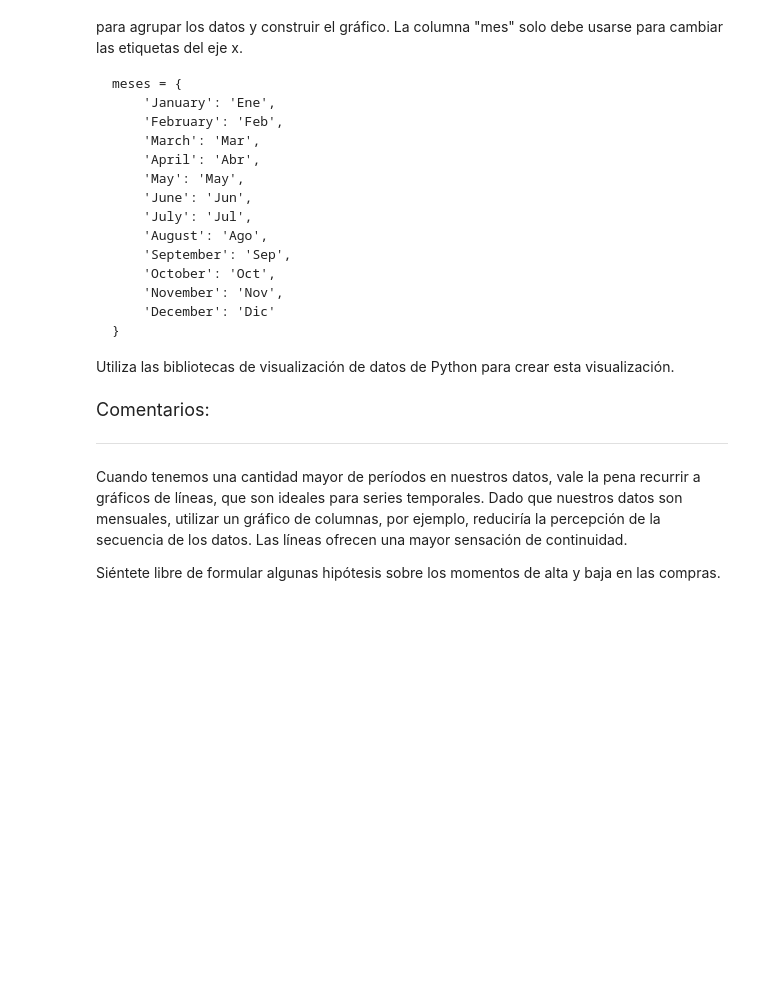
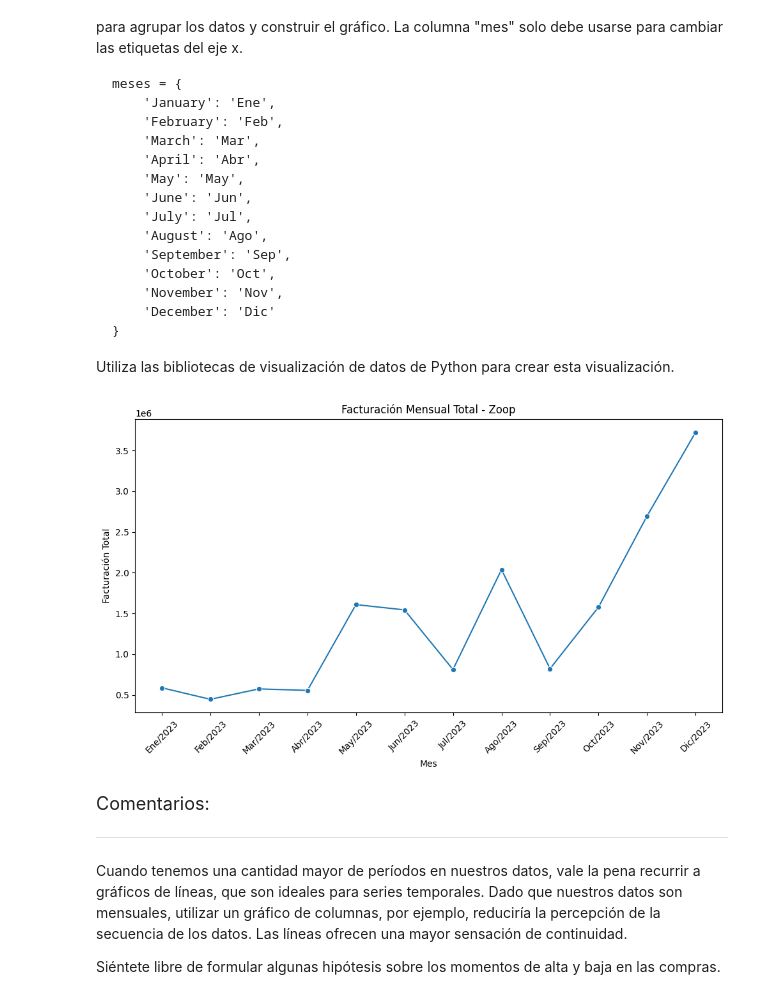
Before and after one commit to mg253a/IA_aplicada_a_ciencia_de_datos, a Jupyter notebook: IA_aplicada_a_ciencia_de_datos.ipynb, the cells around one changed output. Saved outputs shown, nothing was run; the diff lists cells and outputs as text; code cells hidden in the pictures; blank space fills up the shorter version.

```diff
--- a/IA_aplicada_a_ciencia_de_datos.ipynb
+++ b/IA_aplicada_a_ciencia_de_datos.ipynb
@@ -587,6 +587,44 @@ meses = {
 
 
 Utiliza las bibliotecas de visualización de datos de Python para crear esta visualización.
+# %%
+# Diccionario para traducir los meses
+meses = {
+    'January': 'Ene', 'February': 'Feb', 'March': 'Mar', 'April': 'Abr',
+    'May': 'May', 'June': 'Jun', 'July': 'Jul', 'August': 'Ago',
+    'September': 'Sep', 'October': 'Oct', 'November': 'Nov', 'December': 'Dic'
+}
+
+# Asegurarse de que 'fecha' sea de tipo datetime
+df['fecha'] = pd.to_datetime(df['fecha'])
+
+# Crear una columna 'mes_anio' para agrupar (por ejemplo: 2024-01)
+df['mes_anio'] = df['fecha'].dt.to_period('M')
+
+# Agrupar por mes y sumar la facturación
+ventas_mensuales = df.groupby('mes_anio')['facturacion'].sum().reset_index()
+
+# Convertir a datetime para orden correcto en el gráfico
+ventas_mensuales['mes_anio'] = ventas_mensuales['mes_anio'].dt.to_timestamp()
+
+# Crear columna 'mes' con nombre traducido
+ventas_mensuales['mes'] = ventas_mensuales['mes_anio'].dt.month_name().map(meses)
+
+# Crear etiquetas completas para eje x (ej: Ene/2024)
+ventas_mensuales['etiqueta_mes'] = ventas_mensuales['mes'] + '/' + ventas_mensuales['mes_anio'].dt.year.astype(str)
+
+# Visualización: gráfico de líneas
+plt.figure(figsize=(10, 6))
+sns.lineplot(data=ventas_mensuales, x='etiqueta_mes', y='facturacion', marker='o')
+
+plt.title('Facturación Mensual Total - Zoop')
+plt.xlabel('Mes')
+plt.ylabel('Facturación Total')
+plt.xticks(rotation=45)
+plt.tight_layout()
+plt.show()
+# %% [output]
+[figure, added]
 # %% [markdown]
 <font color="7b71ff" size=4> Comentarios: </font>
 
```
Also changed, not shown: parts of 1 cell of this notebook.
